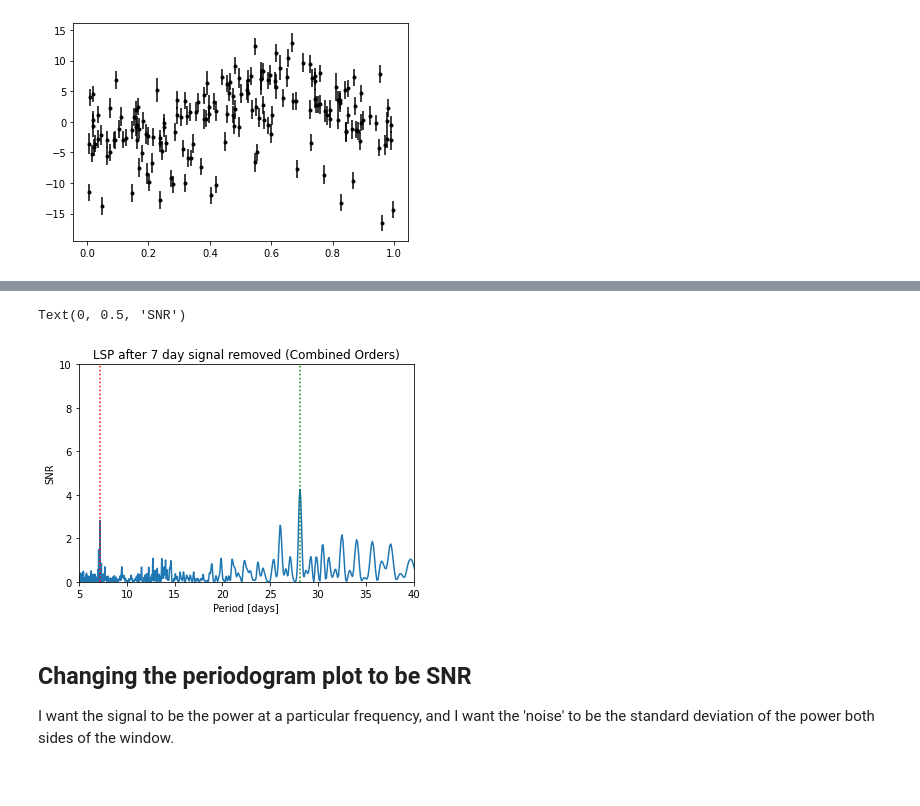
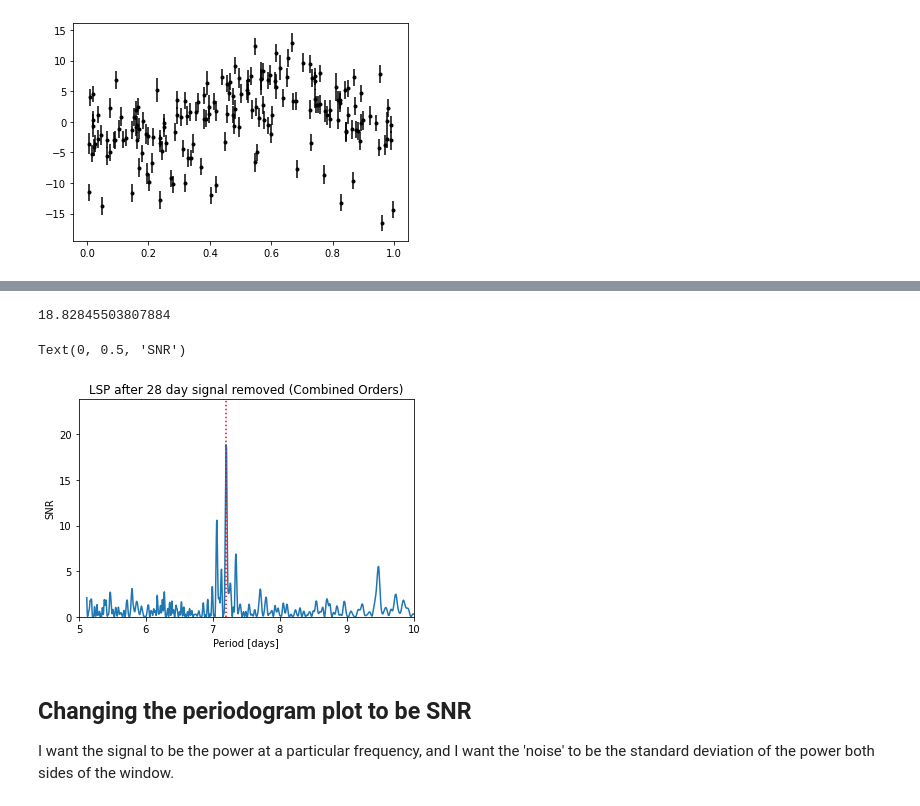
Before and after one commit to andrewjjolly/wobble_precision, a Jupyter notebook: order_by_order_lr20.ipynb, the cells around one changed output, grey strips where cells are left out. Cells and saved outputs as stored; diff of their text form; code cells hidden in the pictures.

```diff
--- a/order_by_order_lr20.ipynb
+++ b/order_by_order_lr20.ipynb
@@ -469,4 +469,4 @@ lit_period = 7.199
 lit_amplitude = 3.8
 # %%
 def sine_wave(x_data, phase_shift):
-    return lit_amplitude * (np.sin((2 * np.pi) / lit_period) * (x_data + phase_shift))
+    return lit_amplitude * (np.sin((2 * np.pi) * (x_data + phase_shift)))
@@ -488,0 +506,8 @@ plt.plot(phase_folded, sine_wave(phase_folded, popt[0]))
+# %%
+phase_folded = (times / lit_period_c) % 1
+popt, pcov = curve_fit(sine_wave, phase_folded, detrended_rvs, sigma=rvs_err)
+plt.figure()
+plt.errorbar(phase_folded, detrended_rvs, rvs_err, fmt='.k')
+plt.scatter(phase_folded, sine_wave(phase_folded, popt[0]))
+
+subtracted_28d_signal_data = detrended_rvs - sine_wave(phase_folded, popt[0])
@@ -509,30 +534,21 @@ I was expecting there to be less of a signal at 7.199 days. But the 28 day signa
 # %%
-perfect_period = 28.13
-perfect_k = 2
-
-a = perfect_k
-b = perfect_period / (2 * (np.pi))
-h = 2454403.0204081633
-k = 0
-
-sine_28_day = sine_wave(times, a, h, b, k) #a sine wave with the lit values of k and period
-no_28_day = detrended - sine_28_day #subtracting the 28 day signal from the detrended RVs
-
-no_28_frequency, no_28_power = LombScargle(times, no_28_day, np.array(results['RV_err'])).autopower()
+no_28_frequency, no_28_power = LombScargle(times, subtracted_28d_signal_data, np.array(results['RV_err'])).autopower()
 no_28_period = 1/no_28_frequency
-no_28_noise = np.std(no_28_power[(no_28_period > 26) & (no_28_period < 30)])
+no_28_noise = np.std(no_28_power[(no_28_period > 25) & (no_28_period < 30)])
 no_28_snr = no_28_power / no_28_noise
 plt.plot(no_28_period, no_28_snr)
 plt.axvline(x = lit_period_b, c='r', ls=':')
 plt.axvline(x = lit_period_c, c='g', ls=':')
-plt.xlim(5,40)
-plt.ylim(0,10)
-plt.title('LSP after 7 day signal removed (Combined Orders)')
+plt.xlim(5,10)
+plt.ylim(0,np.max(no_28_snr+5))
+print(np.max(no_28_snr))
+plt.title('LSP after 28 day signal removed (Combined Orders)')
 plt.xlabel('Period [days]')
 plt.ylabel('SNR')
 # %% [output]
-Text(0, 0.5, 'SNR')
+18.82845503807884
+Text(0, 0.5, 'SNR')
-[figure, old version]
+[figure, new version]
 # %% [markdown]
 ## Changing the periodogram plot to be SNR
 
```
Also changed, not shown: parts of 8 cells of this notebook.
